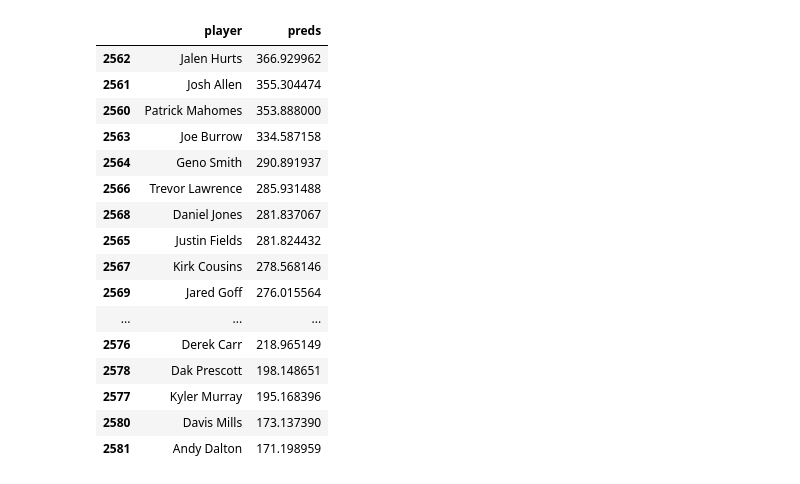
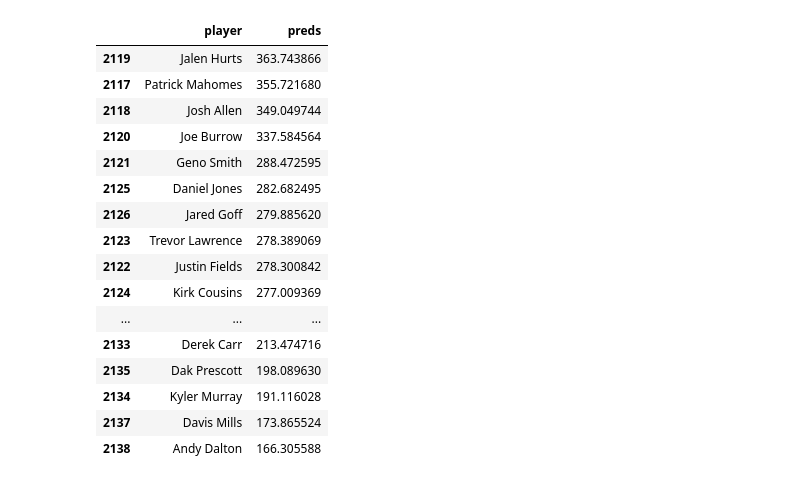
Before and after one commit to ffb-optimal-draft/ffb-draft-strategy, a Jupyter notebook: ian_modeling.ipynb, the cells around one changed output. Saved outputs shown, nothing was run; the diff lists cells and outputs as text; code cells hidden in the pictures.

```diff
--- a/ian_modeling.ipynb
+++ b/ian_modeling.ipynb
@@ -125,7 +126,7 @@ def add_target(group):
 # %%
 qb_df = add_target(qb_df)
 # %%
-qb_df = qb_df[(qb_df['player']!= 'Tom Brady') & (qb_df['player']!='Marcus Mariota') & (qb_df['player']!='Trace McSorley')]
+qb_df = qb_df[(qb_df['player']!= 'Tom Brady') & (qb_df['player']!='Marcus Mariota')]
 # %%
 qb_df['comp%'] = round((qb_df['cmp'] / qb_df['pass_att']) * 100, 2)
 qb_df['int%'] = round((qb_df['int'] / qb_df['pass_att']) * 100, 2)
@@ -143,12 +144,12 @@ def xgb_modeling(df, cols):
     X_test = df[df['year']==2022]
 
     y_train = X_train['target']
-    X_train.drop(columns=['target', 'year'], inplace = True)
+    X_train.drop(columns=['target'], inplace = True)
 
     y_val = X_val['target']
-    X_val.drop(columns=['target', 'year'], inplace = True)
+    X_val.drop(columns=['target'], inplace = True)
 
-    X_test.drop(columns=['target','year'], inplace = True)
+    X_test.drop(columns=['target'], inplace = True)
 
     ss = StandardScaler()
 
@@ -176,7 +177,12 @@ def xgb_modeling(df, cols):
                               'xgb_val_preds':xgb_val_preds})
 
 
-    pos_2022 = pd.DataFrame({'player':X_test['player'],
+    pos_2023 = pd.DataFrame({'player':X_test['player'],
                              'preds':xgb.predict(X_test[cols])})
 
-    return preds, val_preds, pos_2022
+    val_2022 = X_val[X_val['year']==2021]
+    pos_2022 = pd.DataFrame({'player':val_2022['player'],
+                             'actual':val_2022['ppr_pts'],
+                             'preds':xgb.predict(val_2022[cols])})
+
+    return preds, val_preds, pos_2023, pos_2022
@@ -185,25 +189,22 @@ qb_inverse_cols = ['pos_rank','avg_draft_pos','avg_draft_pos_ppr','adp_by_pos','
-# %%
-for col in qb_inverse_cols:
-    qb_df[col] = qb_df[col] * -1
 # %%
-qb_preds, qb_val_preds, qb_2022 = xgb_modeling(qb_df, qb_cols)
+qb_preds, qb_val_preds, qb_2023, qb_2022 = xgb_modeling(qb_df, qb_cols)
 # %%
-qb_2022.sort_values('preds',ascending=False).head(20)
+qb_2023.sort_values('preds',ascending=False).head(20)
 # %% [output]
 |  | player | preds |
-| 2562 | Jalen Hurts | 366.929962 |
-| 2561 | Josh Allen | 355.304474 |
-| 2560 | Patrick Mahomes | 353.888000 |
-| 2563 | Joe Burrow | 334.587158 |
-| 2564 | Geno Smith | 290.891937 |
-| 2566 | Trevor Lawrence | 285.931488 |
-| 2568 | Daniel Jones | 281.837067 |
-| 2565 | Justin Fields | 281.824432 |
-| 2567 | Kirk Cousins | 278.568146 |
-| 2569 | Jared Goff | 276.015564 |
+| 2119 | Jalen Hurts | 363.743866 |
+| 2117 | Patrick Mahomes | 355.721680 |
+| 2118 | Josh Allen | 349.049744 |
+| 2120 | Joe Burrow | 337.584564 |
+| 2121 | Geno Smith | 288.472595 |
+| 2125 | Daniel Jones | 282.682495 |
+| 2126 | Jared Goff | 279.885620 |
+| 2123 | Trevor Lawrence | 278.389069 |
+| 2122 | Justin Fields | 278.300842 |
+| 2124 | Kirk Cousins | 277.009369 |
 | ... | ... | ... |
-| 2576 | Derek Carr | 218.965149 |
-| 2578 | Dak Prescott | 198.148651 |
-| 2577 | Kyler Murray | 195.168396 |
-| 2580 | Davis Mills | 173.137390 |
-| 2581 | Andy Dalton | 171.198959 |
+| 2133 | Derek Carr | 213.474716 |
+| 2135 | Dak Prescott | 198.089630 |
+| 2134 | Kyler Murray | 191.116028 |
+| 2137 | Davis Mills | 173.865524 |
+| 2138 | Andy Dalton | 166.305588 |
```
Also changed, not shown: parts of 38 cells of this notebook, 2 other files.
